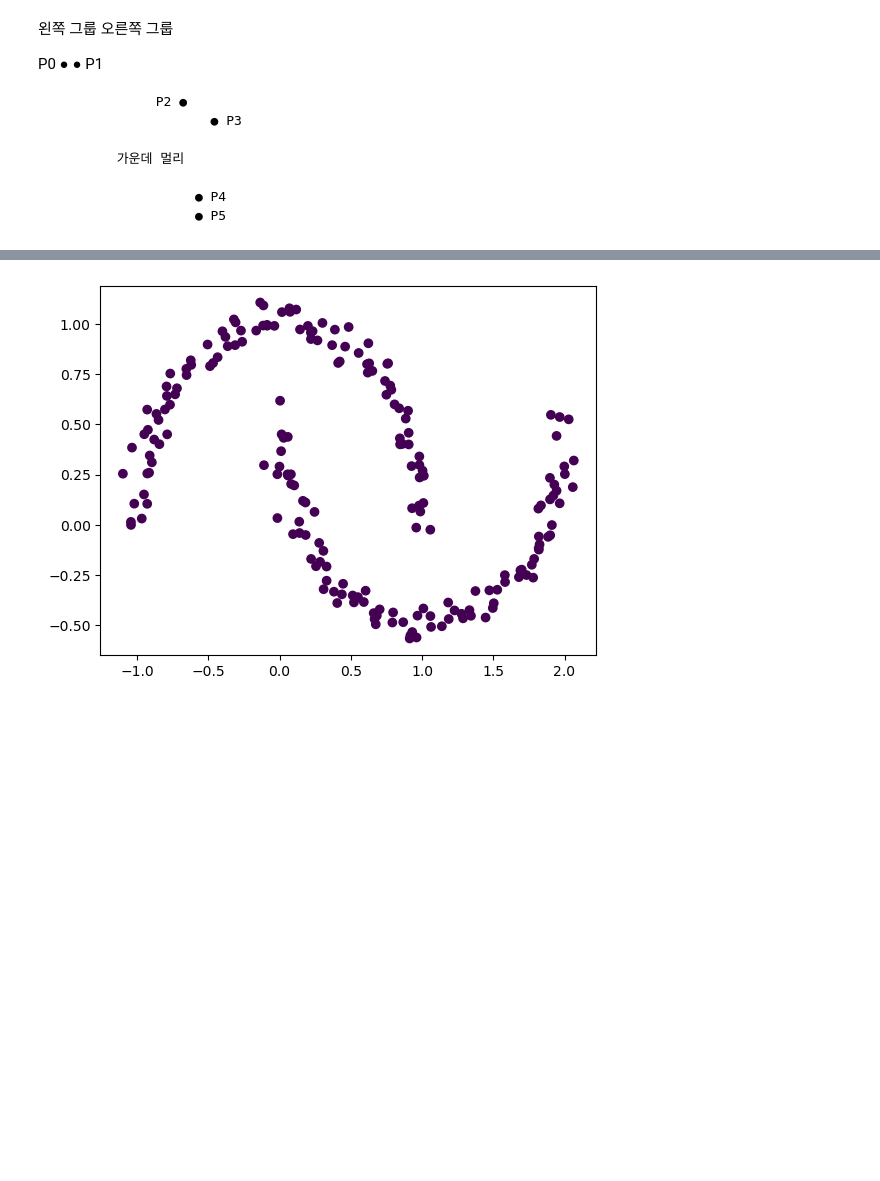
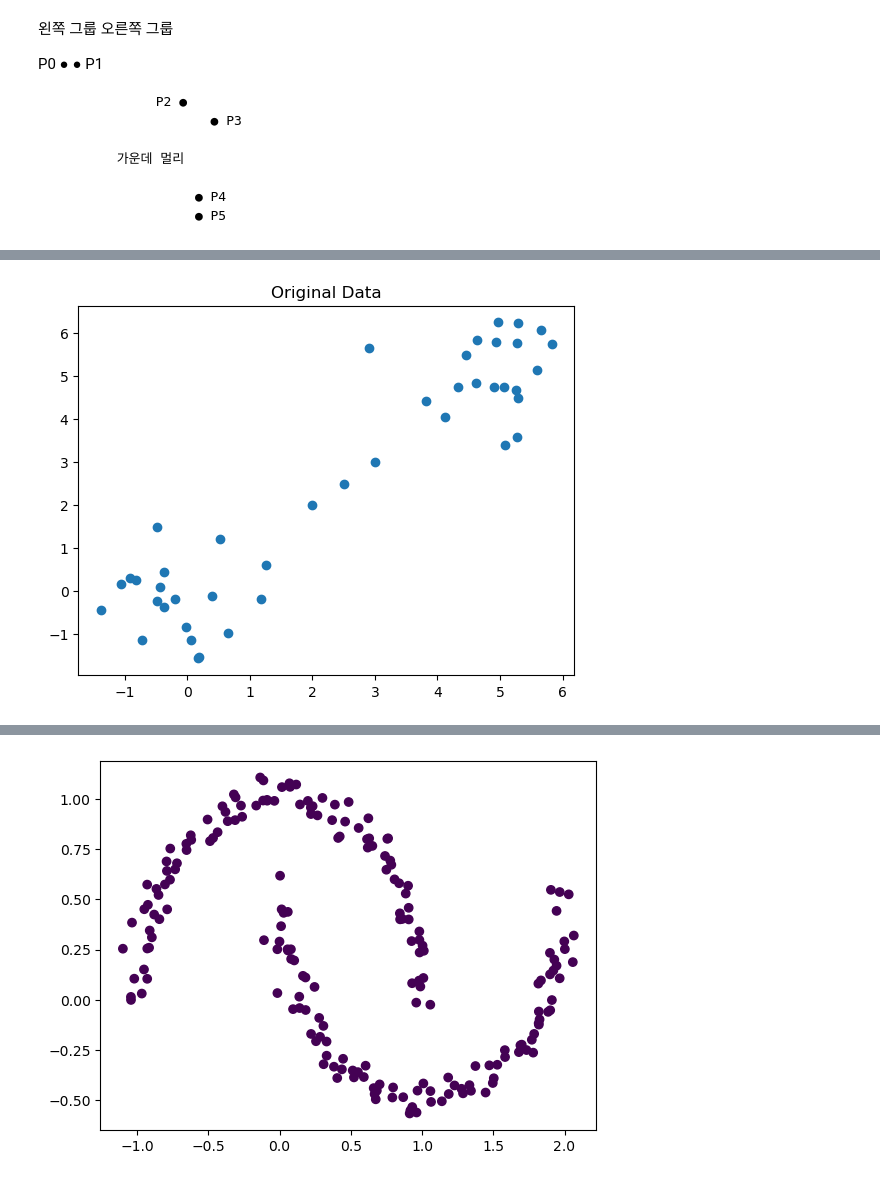
Before and after one commit to skn29teacher/skn29_lecture, a Jupyter notebook: 머신러닝/09.군집/DBSCAN.ipynb, the cells around one changed output, grey strips where cells are left out. Cells and saved outputs as stored; diff of their text form; code cells hidden in the pictures; blank space fills up the shorter version.

```diff
--- a/머신러닝/09.군집/DBSCAN.ipynb
+++ b/머신러닝/09.군집/DBSCAN.ipynb
@@ -133,0 +180,37 @@ P0 ●
+# %%
+import numpy as np
+import matplotlib.pyplot as plt
+
+from sklearn.datasets import make_blobs
+
+# 재현성
+np.random.seed(42)
+
+# 두 개 군집 생성
+X, _ = make_blobs(
+    n_samples=40,
+    centers=[[0,0], [5,5]],
+    cluster_std=0.8
+)
+
+# 가운데 연결점 추가 (중요!)
+bridge = np.array([
+    [2,2],
+    [2.5,2.5],
+    [3,3]
+])
+
+X = np.vstack([X, bridge])
+
+# 데이터 시각화
+plt.figure()
+
+plt.scatter(X[:,0], X[:,1])
+
+plt.title("Original Data")
+
+plt.show()
+
+# 점 3개가 두 군집을 연결하는 역활
+# %% [output]
+[figure, added]
```
Also changed, not shown: parts of 7 cells of this notebook.
